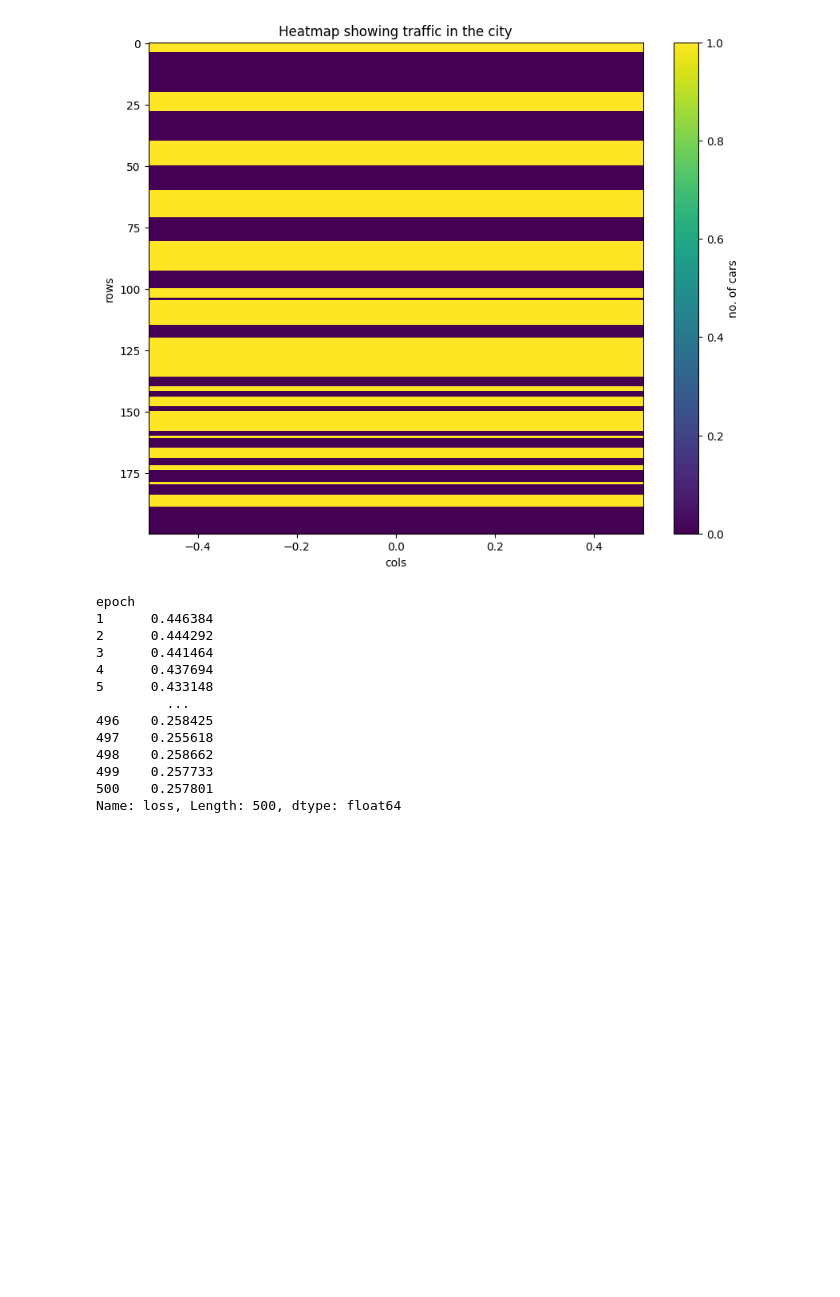
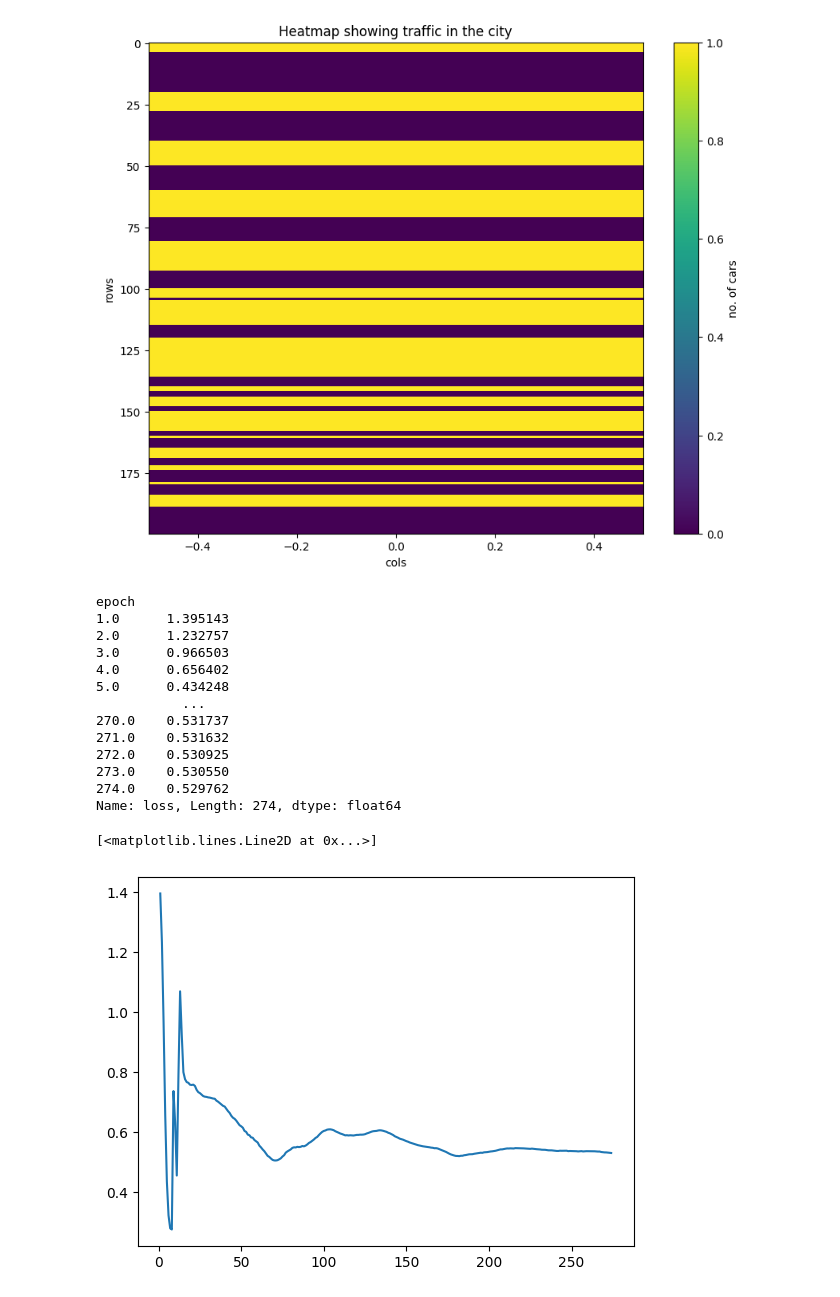
Before and after one commit to omerAJ/Hyb-STEX, a Jupyter notebook: view_dataset.ipynb, the cells around one changed output. Drawn from its saved outputs; the diff is of its cells as text; code cells hidden in the pictures; blank space fills up the shorter version.

```diff
--- a/view_dataset.ipynb
+++ b/view_dataset.ipynb
@@ -381,34 +381,38 @@ plt.show()
 # %%
 import pandas as pd
 
 # Specify the file path of the CSV file
-file_path =  r"E:\estudy\ST-SSL\code\ST-SSL\logs\maskedAttention\jepa-log.csv"
+file_path =  r"D:\omer\ST-SSL\logs\BJTaxi_2\jepa-log.csv"
 
 # Load the data from the CSV file into a pandas DataFrame
 df = pd.read_csv(file_path)
 
 
 df = pd.DataFrame(df)
 # print(sum(df['epoch']==1))
 # Group by 'Epoch' and calculate the mean of 'Loss'
 average_loss = df.groupby('epoch')['loss'].mean()
 grouped = df.groupby('epoch')
 groups = grouped.groups
 # print(groups)
 print(average_loss)
 # same_epoch_df = df.loc[df['epoch'] == str(1)]
 # print(same_epoch_df.head(160))
+import matplotlib.pyplot as plt
+plt.plot(average_loss)
 # %% [output]
 epoch
-1      0.446384
-2      0.444292
-3      0.441464
-4      0.437694
-5      0.433148
-         ...
-496    0.258425
-497    0.255618
-498    0.258662
-499    0.257733
-500    0.257801
-Name: loss, Length: 500, dtype: float64
+1.0      1.395143
+2.0      1.232757
+3.0      0.966503
+4.0      0.656402
+5.0      0.434248
+           ...
+270.0    0.531737
+271.0    0.531632
+272.0    0.530925
+273.0    0.530550
+274.0    0.529762
+Name: loss, Length: 274, dtype: float64
+[<matplotlib.lines.Line2D at 0x...>]
+[figure, added]
```
Also changed, not shown: 4 other files.
